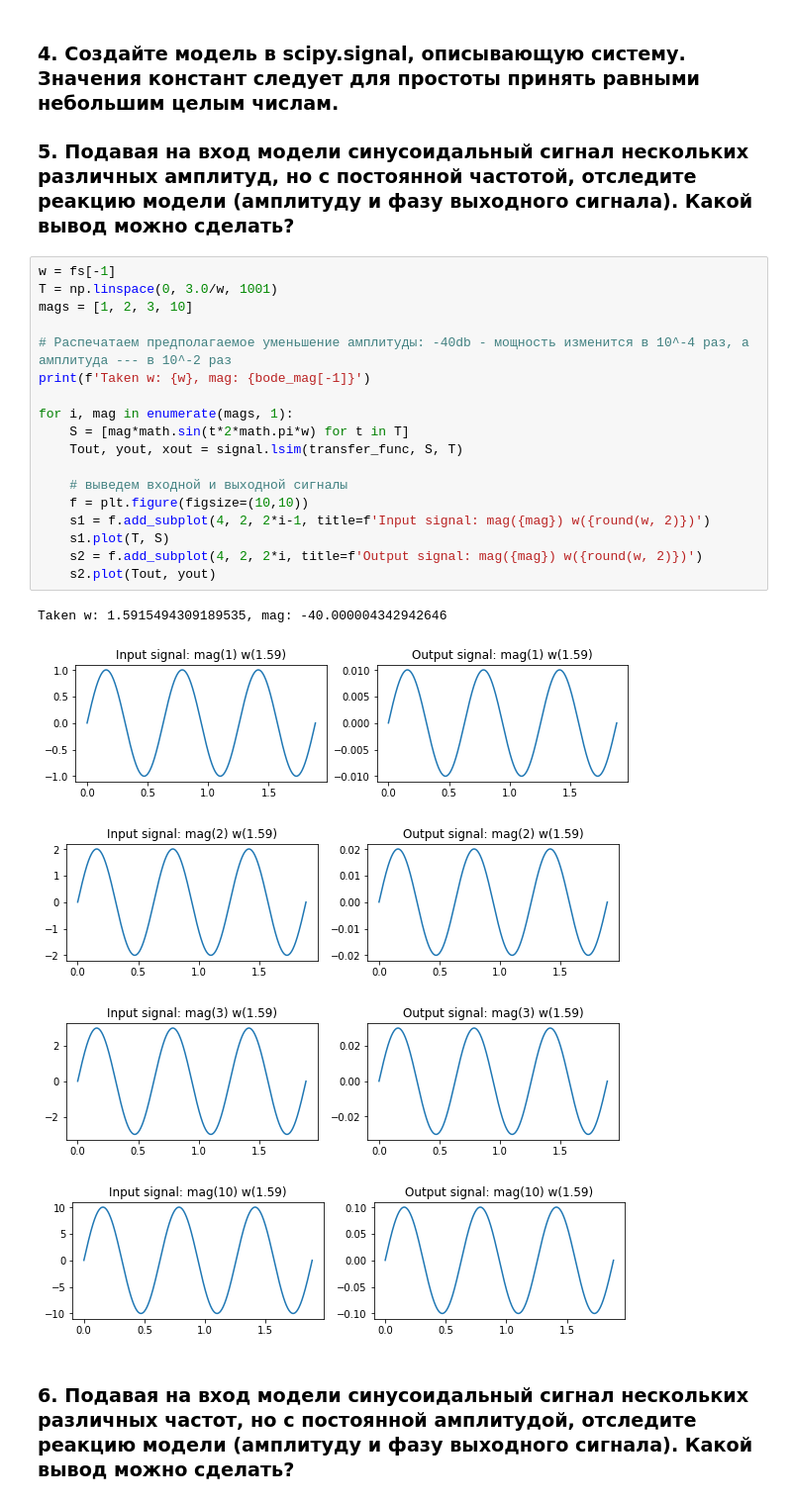
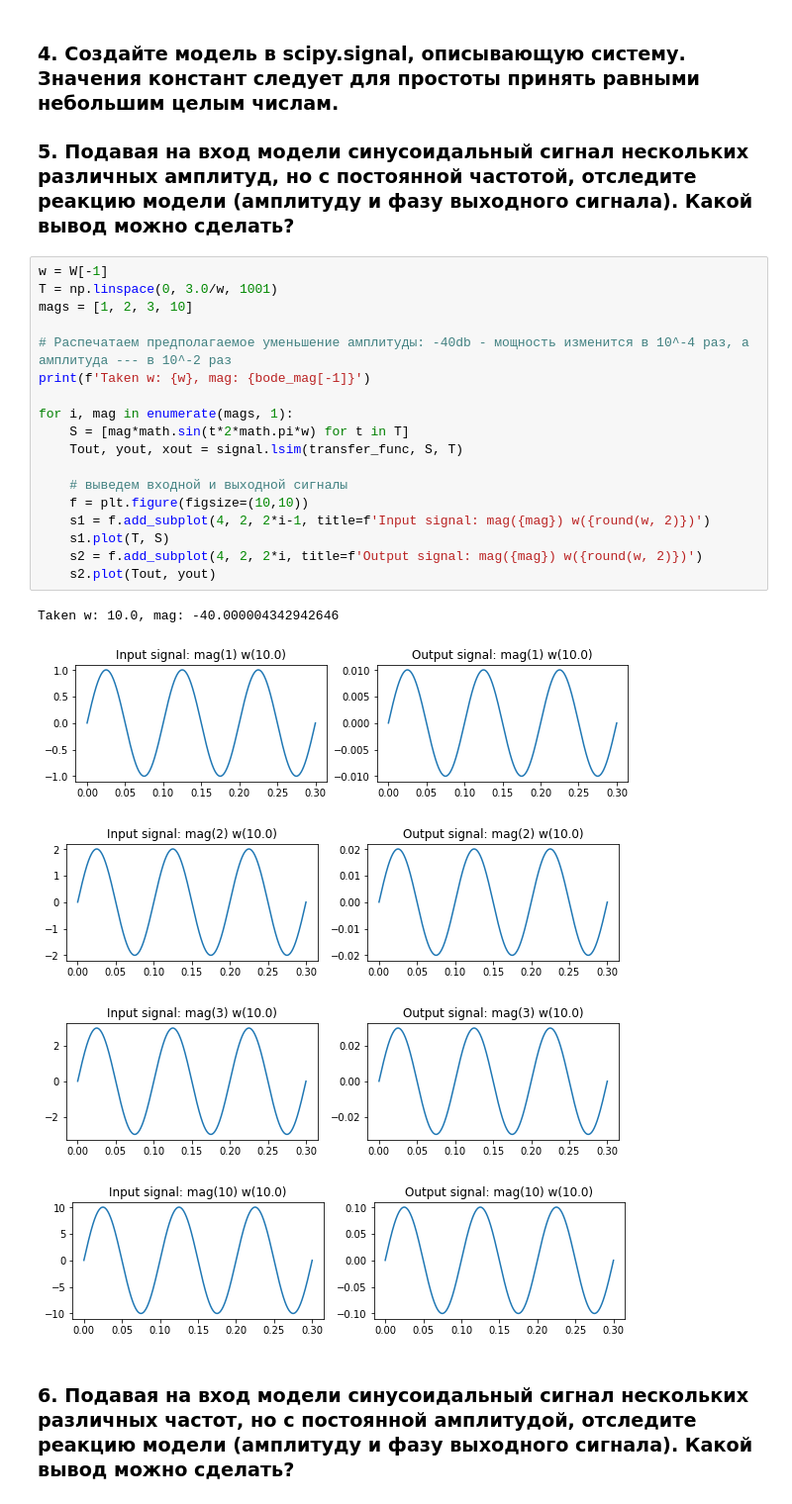
Before and after one commit to theleokul/compilators_theory, a Jupyter notebook: lab1/l1.ipynb, the cells around one changed output. Shown: that part at 99% size. Drawn from its saved outputs; the diff is of its cells as text.

```diff
--- a/lab1/l1.ipynb
+++ b/lab1/l1.ipynb
@@ -37,29 +36,29 @@ plt.show()
 ### 4. Создайте модель в scipy.signal, описывающую систему. Значения констант следует для простоты принять равными небольшим целым числам.
 ### 5. Подавая на вход модели синусоидальный сигнал нескольких различных амплитуд, но с постоянной частотой, отследите реакцию модели (амплитуду и фазу выходного сигнала). Какой вывод можно сделать?
 # %%
-w = fs[-1]
+w = W[-1]
 T = np.linspace(0, 3.0/w, 1001)
 mags = [1, 2, 3, 10]
 
 # Распечатаем предполагаемое уменьшение амплитуды: -40db - мощность изменится в 10^-4 раз, а амплитуда --- в 10^-2 раз
 print(f'Taken w: {w}, mag: {bode_mag[-1]}')
 
 for i, mag in enumerate(mags, 1):
     S = [mag*math.sin(t*2*math.pi*w) for t in T]
     Tout, yout, xout = signal.lsim(transfer_func, S, T)
 
     # выведем входной и выходной сигналы
     f = plt.figure(figsize=(10,10))
     s1 = f.add_subplot(4, 2, 2*i-1, title=f'Input signal: mag({mag}) w({round(w, 2)})')
     s1.plot(T, S)
     s2 = f.add_subplot(4, 2, 2*i, title=f'Output signal: mag({mag}) w({round(w, 2)})')
     s2.plot(Tout, yout)
 # %% [output]
-Taken w: 1.5915494309189535, mag: -40.000004342942646
+Taken w: 10.0, mag: -40.000004342942646
-[figure, old version]
+[figure, new version]
-[figure, old version]
+[figure, new version]
-[figure, old version]
+[figure, new version]
-[figure, old version]
+[figure, new version]
 # %% [markdown]
 ### 6. Подавая на вход модели синусоидальный сигнал нескольких различных частот, но с постоянной амплитудой, отследите реакцию модели (амплитуду и фазу выходного сигнала). Какой вывод можно сделать?
 # %%
```
Also changed, not shown: parts of 4 cells of this notebook.
